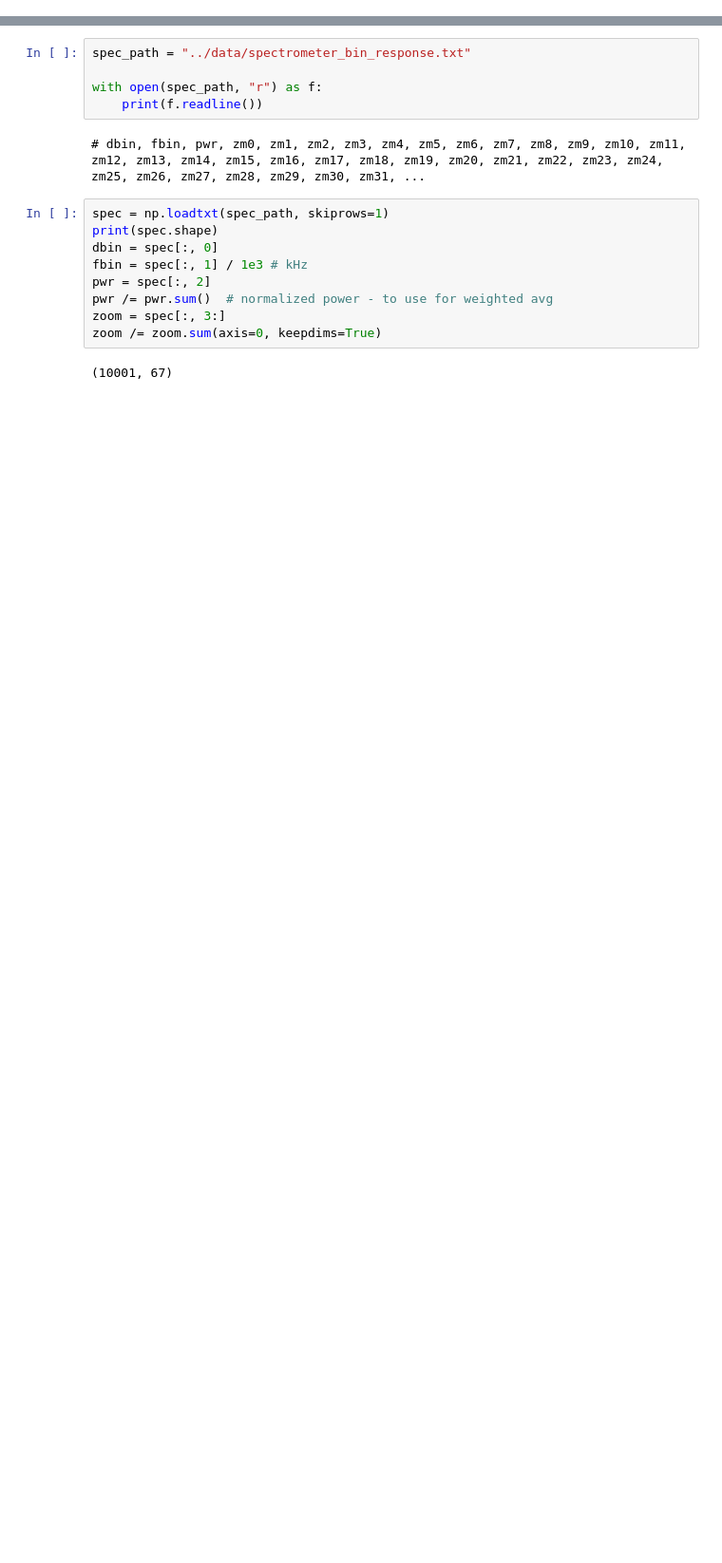
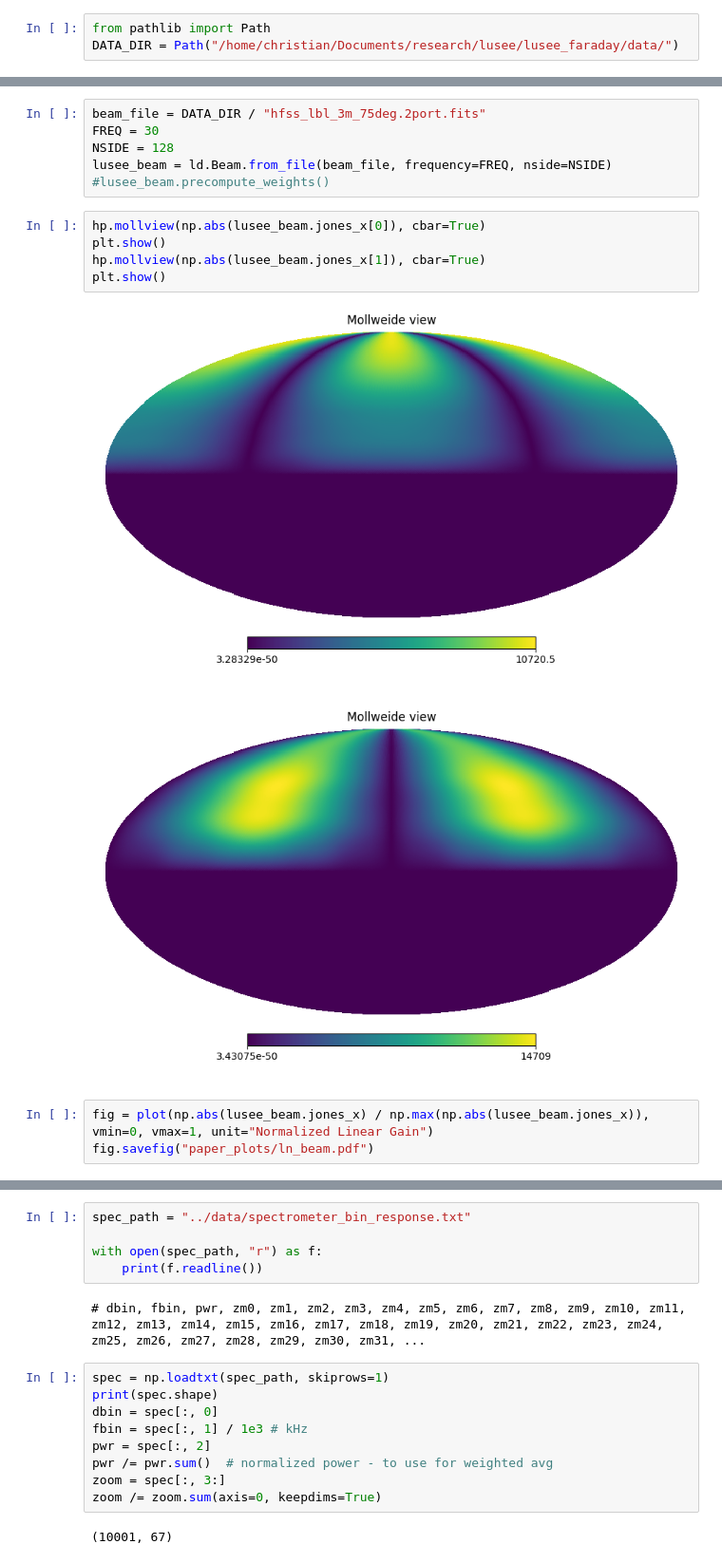
Before and after one commit to christianhbye/lusee_faraday, a Jupyter notebook: notebooks/paper_plots.ipynb, the cells around one changed output, grey strips where cells are left out. Shown at 95% size. Cells and saved outputs as stored; diff of their text form; blank space fills up the shorter version.

```diff
--- a/notebooks/paper_plots.ipynb
+++ b/notebooks/paper_plots.ipynb
@@ -54,0 +10,3 @@ Publication plotting defaults applied.
+# %%
+from pathlib import Path
+DATA_DIR = Path("/home/christian/Documents/research/lusee/lusee_faraday/data/")
@@ -54,0 +185,17 @@ Publication plotting defaults applied.
+# %%
+beam_file = DATA_DIR / "hfss_lbl_3m_75deg.2port.fits"
+FREQ = 30
+NSIDE = 128
+lusee_beam = ld.Beam.from_file(beam_file, frequency=FREQ, nside=NSIDE)
+#lusee_beam.precompute_weights()
+# %%
+hp.mollview(np.abs(lusee_beam.jones_x[0]), cbar=True)
+plt.show()
+hp.mollview(np.abs(lusee_beam.jones_x[1]), cbar=True)
+plt.show()
+# %% [output]
+[figure, added]
+[figure, added]
+# %%
+fig = plot(np.abs(lusee_beam.jones_x) / np.max(np.abs(lusee_beam.jones_x)), vmin=0, vmax=1, unit="Normalized Linear Gain")
+fig.savefig("paper_plots/ln_beam.pdf")
```
Also changed, not shown: parts of 8 cells of this notebook, 6 other files.
